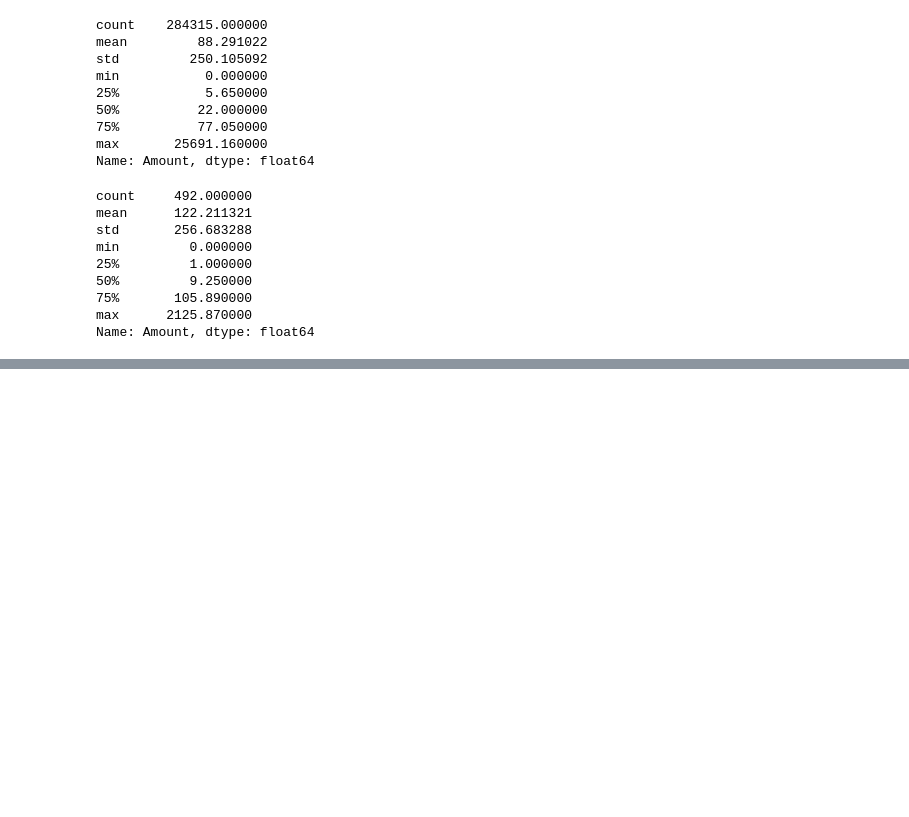
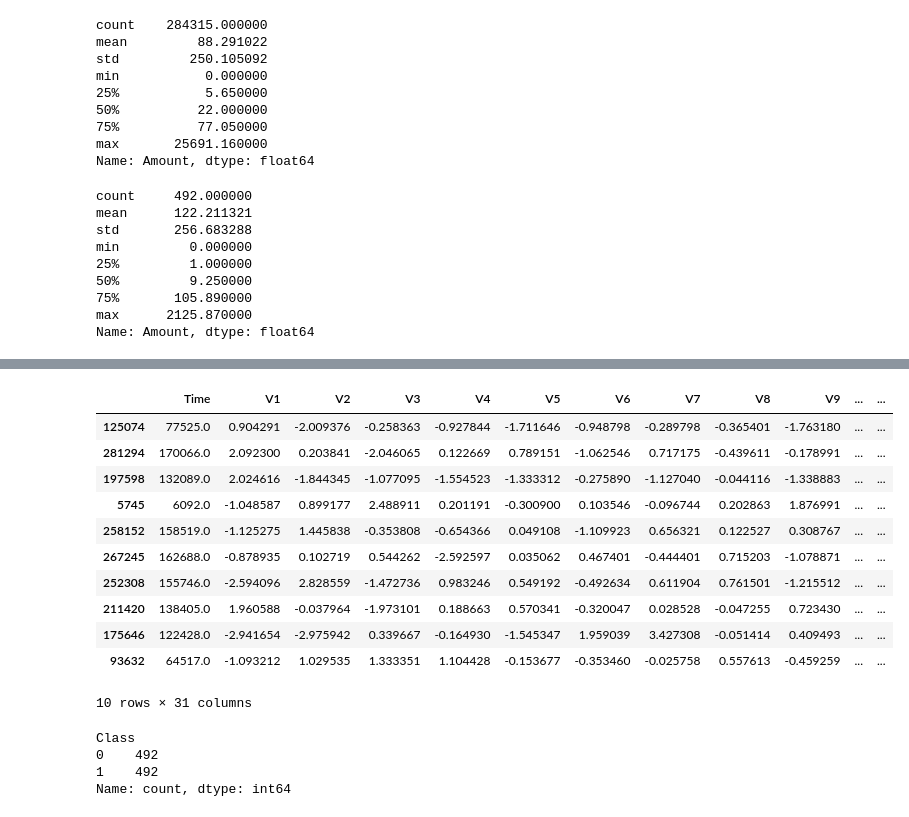
Before and after one commit to devSuryansh/CODSOFT, a Jupyter notebook: Credit Card Fraud Detection/Credit_Card_Fraud_Detection.ipynb, the cells around one changed output, grey strips where cells are left out. Drawn from its saved outputs; the diff is of its cells as text; code cells hidden in the pictures; blank space fills up the shorter version.

```diff
--- a/Credit Card Fraud Detection/Credit_Card_Fraud_Detection.ipynb
+++ b/Credit Card Fraud Detection/Credit_Card_Fraud_Detection.ipynb
@@ -102,0 +111,26 @@ Name: Amount, dtype: float64
+# %%
+normal_sample = normal.sample(n = 492)
+# %%
+mod_df = pd.concat([normal_sample, fraud], axis = 0)
+# %%
+mod_df.head(10)
+# %% [output]
+|  | Time | V1 | V2 | V3 | V4 | V5 | V6 | V7 | V8 | V9 | ... | ... |
+| 125074 | 77525.0 | 0.904291 | -2.009376 | -0.258363 | -0.927844 | -1.711646 | -0.948798 | -0.289798 | -0.365401 | -1.763180 | ... | ... |
+| 281294 | 170066.0 | 2.092300 | 0.203841 | -2.046065 | 0.122669 | 0.789151 | -1.062546 | 0.717175 | -0.439611 | -0.178991 | ... | ... |
+| 197598 | 132089.0 | 2.024616 | -1.844345 | -1.077095 | -1.554523 | -1.333312 | -0.275890 | -1.127040 | -0.044116 | -1.338883 | ... | ... |
+| 5745 | 6092.0 | -1.048587 | 0.899177 | 2.488911 | 0.201191 | -0.300900 | 0.103546 | -0.096744 | 0.202863 | 1.876991 | ... | ... |
+| 258152 | 158519.0 | -1.125275 | 1.445838 | -0.353808 | -0.654366 | 0.049108 | -1.109923 | 0.656321 | 0.122527 | 0.308767 | ... | ... |
+| 267245 | 162688.0 | -0.878935 | 0.102719 | 0.544262 | -2.592597 | 0.035062 | 0.467401 | -0.444401 | 0.715203 | -1.078871 | ... | ... |
+| 252308 | 155746.0 | -2.594096 | 2.828559 | -1.472736 | 0.983246 | 0.549192 | -0.492634 | 0.611904 | 0.761501 | -1.215512 | ... | ... |
+| 211420 | 138405.0 | 1.960588 | -0.037964 | -1.973101 | 0.188663 | 0.570341 | -0.320047 | 0.028528 | -0.047255 | 0.723430 | ... | ... |
+| 175646 | 122428.0 | -2.941654 | -2.975942 | 0.339667 | -0.164930 | -1.545347 | 1.959039 | 3.427308 | -0.051414 | 0.409493 | ... | ... |
+| 93632 | 64517.0 | -1.093212 | 1.029535 | 1.333351 | 1.104428 | -0.153677 | -0.353460 | -0.025758 | 0.557613 | -0.459259 | ... | ... |
+10 rows × 31 columns
+# %%
+mod_df['Class'].value_counts()
+# %% [output]
+Class
+0    492
+1    492
+Name: count, dtype: int64
```
Also changed, not shown: parts of 13 cells of this notebook.
